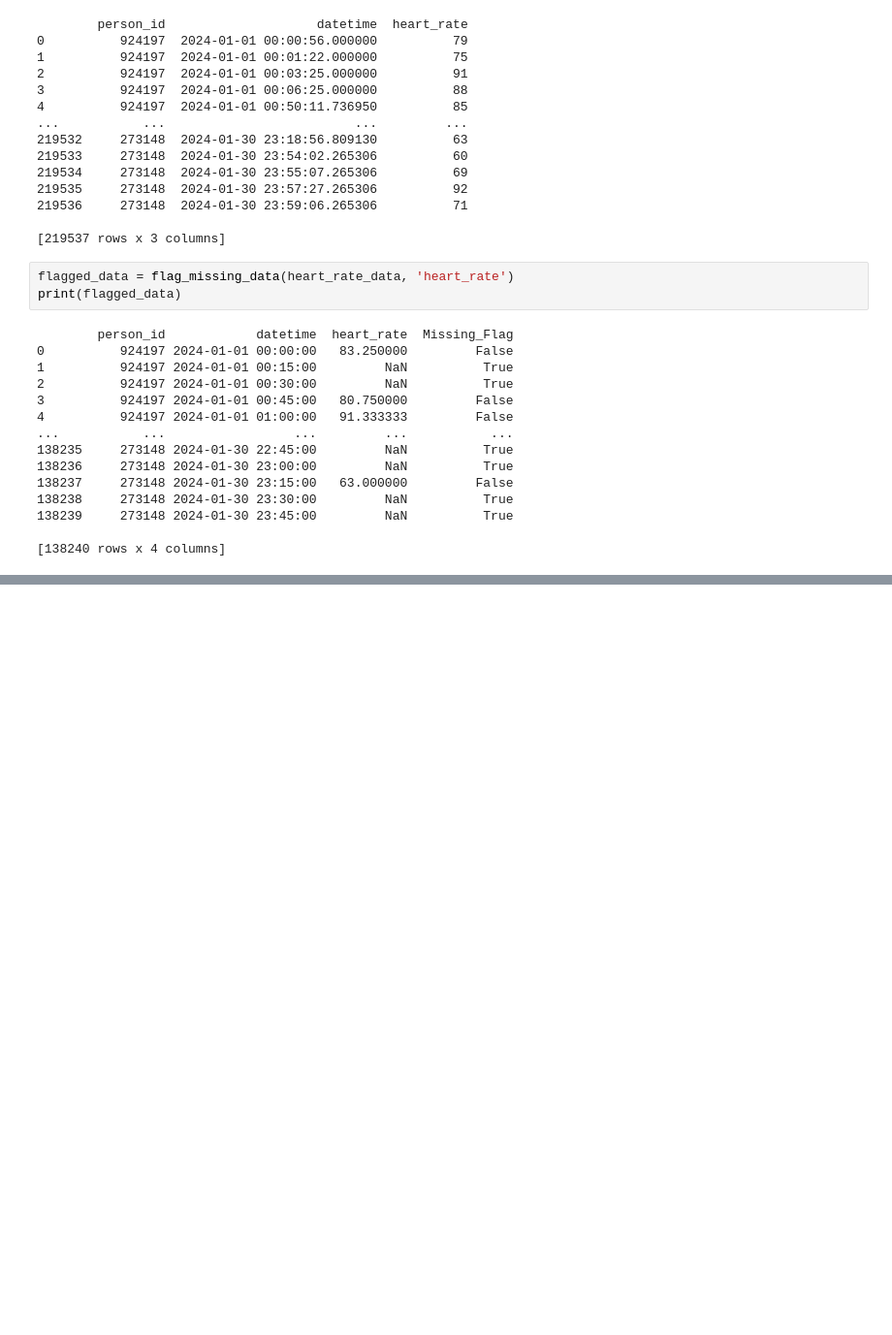
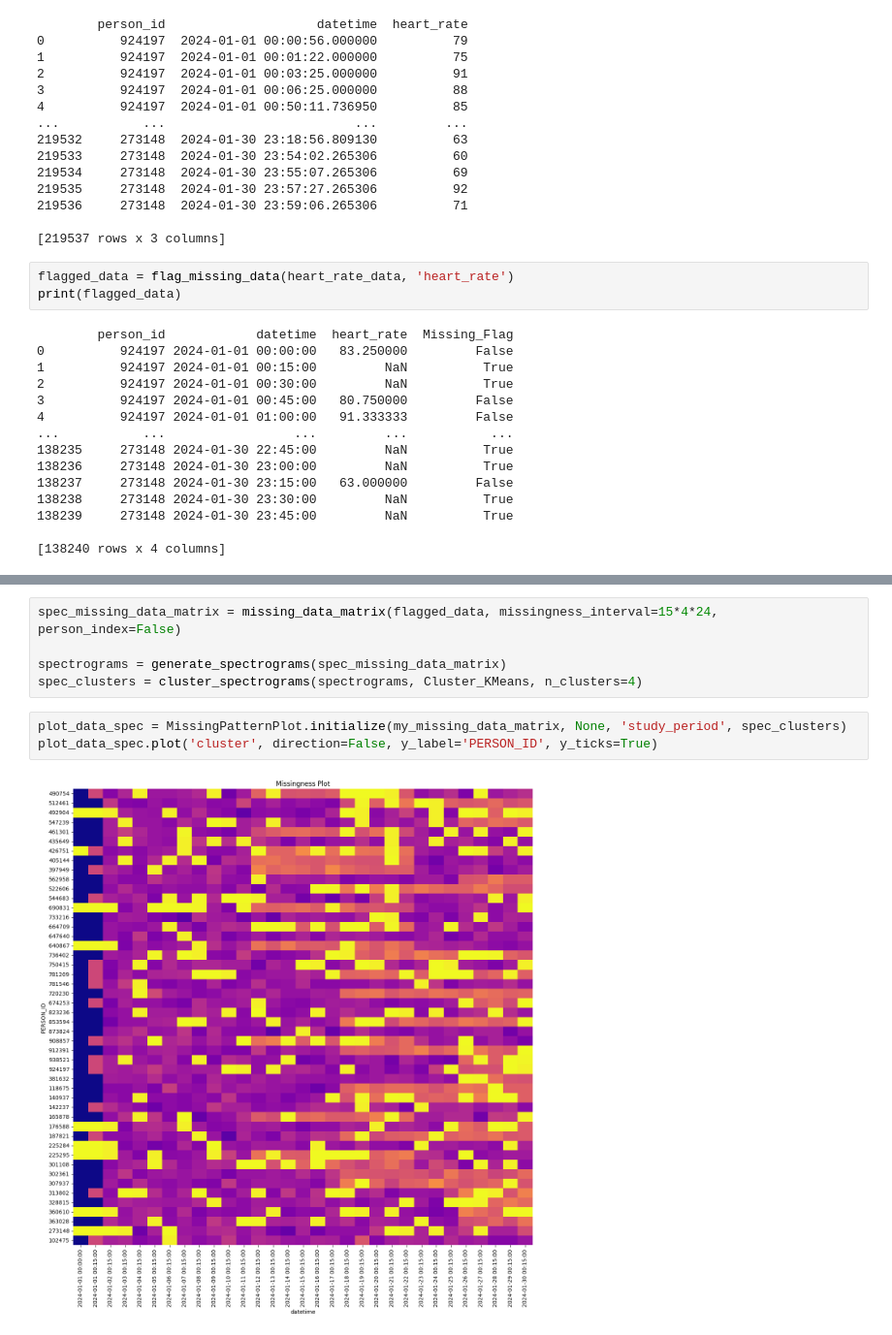
Before and after one commit to DigitalBiomarkerDiscoveryPipeline/FOMO, a Jupyter notebook: fomo/examples/full_pipeline.ipynb, the cells around one changed output, grey strips where cells are left out. Shown at 97% size. Saved outputs shown, nothing was run; the diff lists cells and outputs as text; blank space fills up the shorter version.

Commit message:
Added spectrogram to full pipeline

```diff
--- a/fomo/examples/full_pipeline.ipynb
+++ b/fomo/examples/full_pipeline.ipynb
@@ -98,0 +110,10 @@ plot_data.plot('cluster', direction=False, y_label='PERSON_ID', y_ticks=True)
+# %%
+spec_missing_data_matrix = missing_data_matrix(flagged_data, missingness_interval=15*4*24, person_index=False)
+
+spectrograms = generate_spectrograms(spec_missing_data_matrix)
+spec_clusters = cluster_spectrograms(spectrograms, Cluster_KMeans, n_clusters=4)
+# %%
+plot_data_spec = MissingPatternPlot.initialize(my_missing_data_matrix, None, 'study_period', spec_clusters)
+plot_data_spec.plot('cluster', direction=False, y_label='PERSON_ID', y_ticks=True)
+# %% [output]
+[figure, added]
```
Also changed, not shown: parts of 7 cells of this notebook.
